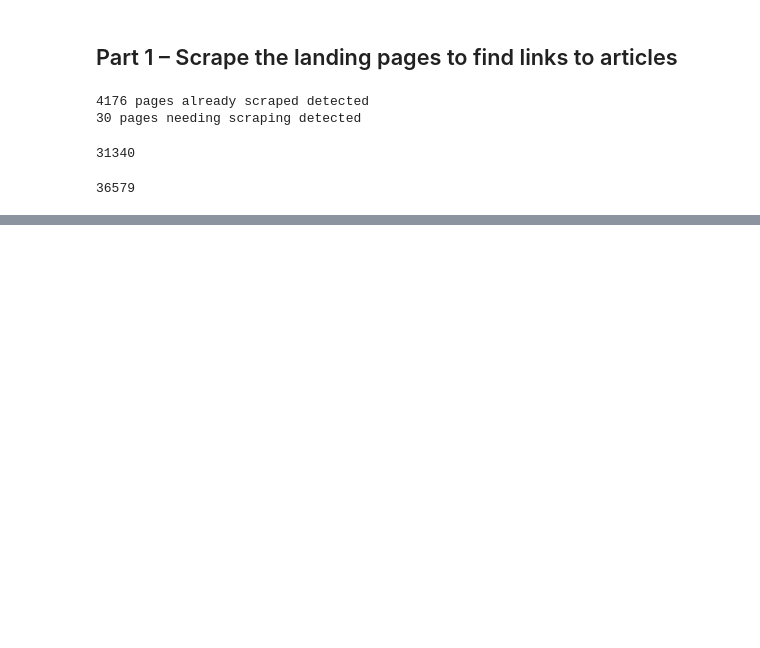
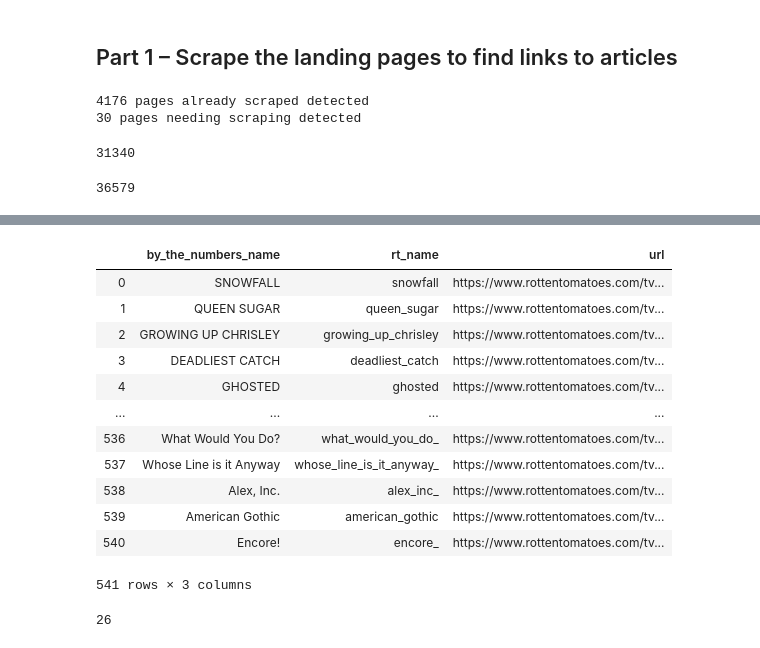
Before and after one commit to rcharan/tvshows, a Jupyter notebook: tv-by-the-numbers.ipynb, the cells around one changed output, grey strips where cells are left out. Cells and saved outputs as stored; diff of their text form; code cells hidden in the pictures; blank space fills up the shorter version.

Commit message:
hooked up rotten tomatoes parsing

```diff
--- a/tv-by-the-numbers.ipynb
+++ b/tv-by-the-numbers.ipynb
@@ -159,0 +250,33 @@ len(b)
+# %%
+def find_on_rotten_tomatoes(list_of_shows):
+    list_of_rotten_tomatoes_urls = []
+    def fix_name(s):
+        allowed_characters = string.ascii_lowercase + ' _'
+        s = ''.join(filter(lambda c : c in allowed_characters, s.lower()))
+        s = s.replace(' ','_')
+        return s
+
+    for i, show in enumerate(list_of_shows):
+        if i % 10 == 0:
+            print(f'Attempting show number {i}')
+        try:
+            rt_name = fix_name(show)
+            r = requests.get(f'https://www.rottentomatoes.com/tv/{rt_name}')
+            if r.status_code == 200:
+                url = f'https://www.rottentomatoes.com/tv/{rt_name}'
+                out_dict = {'by_the_numbers_name' : show,
+                            'rt_name'             : rt_name,
+                            'url'                 : url}
+                list_of_rotten_tomatoes_urls.append(out_dict)
+        except Exception as e:
+            print('------SOMETHING WENT HORRIBLY WRONG-----')
+            print(f'show was {show}')
+            print(e)
+            time.sleep(1)
+            continue
+
+        time.sleep(0.05)
+
+    return list_of_rotten_tomatoes_urls
+# %%
+list_of_urls = find_on_rotten_tomatoes(list_of_tv_shows[400:])
@@ -159,0 +301,2 @@ len(b)
+# %%
+df = pd.DataFrame.from_records(list_of_urls)
@@ -159,0 +306,20 @@ len(b)
+# %%
+df
+# %% [output]
+|  | by_the_numbers_name | rt_name | url |
+| 0 | SNOWFALL | snowfall | https://www.rottentomatoes.com/tv... |
+| 1 | QUEEN SUGAR | queen_sugar | https://www.rottentomatoes.com/tv... |
+| 2 | GROWING UP CHRISLEY | growing_up_chrisley | https://www.rottentomatoes.com/tv... |
+| 3 | DEADLIEST CATCH | deadliest_catch | https://www.rottentomatoes.com/tv... |
+| 4 | GHOSTED | ghosted | https://www.rottentomatoes.com/tv... |
+| ... | ... | ... | ... |
+| 536 | What Would You Do? | what_would_you_do_ | https://www.rottentomatoes.com/tv... |
+| 537 | Whose Line is it Anyway | whose_line_is_it_anyway_ | https://www.rottentomatoes.com/tv... |
+| 538 | Alex, Inc. | alex_inc_ | https://www.rottentomatoes.com/tv... |
+| 539 | American Gothic | american_gothic | https://www.rottentomatoes.com/tv... |
+| 540 | Encore! | encore_ | https://www.rottentomatoes.com/tv... |
+541 rows × 3 columns
+# %%
+len(list_of_urls)
+# %% [output]
+26
```
Also changed, not shown: parts of 16 cells of this notebook, 1 other file.
